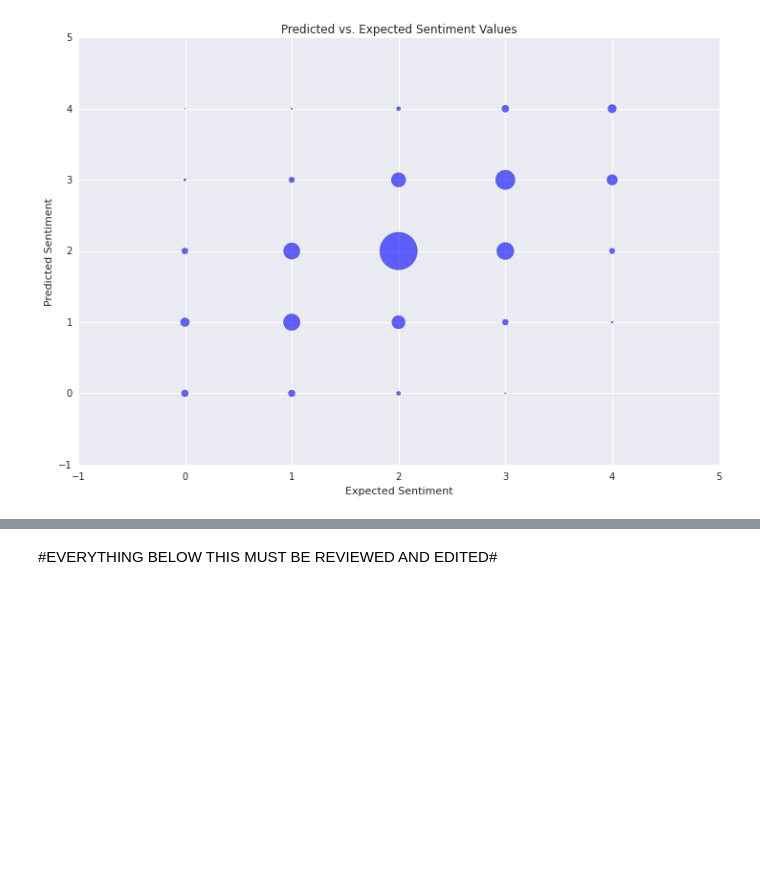
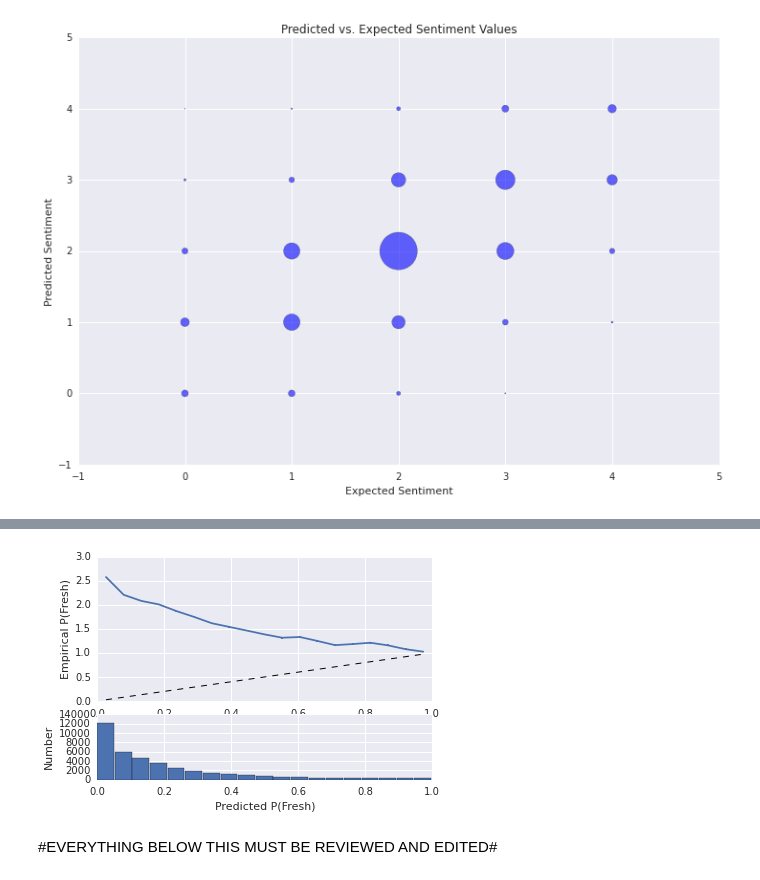
Before and after one commit to DryingPole/sentiment, a Jupyter notebook: notebooks/Final Project Process Book.ipynb, the cells around one changed output, grey strips where cells are left out. Drawn from its saved outputs; the diff is of its cells as text; code cells hidden in the pictures; blank space fills up the shorter version.

```diff
--- a/notebooks/Final Project Process Book.ipynb
+++ b/notebooks/Final Project Process Book.ipynb
@@ -433,0 +464,17 @@ rstats.head(25)
+# %%
+alphas = [0.0, 0.5, 1.0, 5, 10, 20, 50]
+min_df = [0.00001, 0.0001, 0.001, 0.005, 0.01]
+best_sc = 0.0
+best_mnb = None
+best_params = None
+
+for md in min_df:
+    x, y = transform_data(phrases, min_df=md)
+    xtrain, xtest, ytrain, ytest = split(x, y)
+    for a in alphas:
+        clf = MultinomialNB(alpha=a).fit(xtrain, ytrain)
+        sc = clf.score(xtest, ytest)
+        if sc > best_sc:
+            best_params = (a, md)
+            best_sc = sc
+            best_mnb = clf
@@ -434,2 +490,84 @@ rstats.head(25)
+# %%
+def remove_border(axes=None, top=False, right=False, left=True, bottom=True):
+    """
+    Minimize chartjunk by stripping out unnecesary plot borders and axis ticks
+
+    The top/right/left/bottom keywords toggle whether the corresponding plot border is drawn
+    """
+    ax = axes or plt.gca()
+    ax.spines['top'].set_visible(top)
+    ax.spines['right'].set_visible(right)
+    ax.spines['left'].set_visible(left)
+    ax.spines['bottom'].set_visible(bottom)
+
+    #turn off all ticks
+    ax.yaxis.set_ticks_position('none')
+    ax.xaxis.set_ticks_position('none')
+
+    #now re-enable visibles
+    if top:
+        ax.xaxis.tick_top()
+    if bottom:
+        ax.xaxis.tick_bottom()
+    if left:
+        ax.yaxis.tick_left()
+    if right:
+        ax.yaxis.tick_right()
+
+clf = MultinomialNB().fit(xtrain, ytrain)
+"""
+Function
+--------
+calibration_plot
+
+Builds a plot like the one above, from a classifier and review data
+
+Inputs
+-------
+clf : Classifier object
+    A MultinomialNB classifier
+X : (Nexample, Nfeature) array
+    The bag-of-words data
+Y : (Nexample) integer array
+    1 if a review is Fresh
+"""
+#your code here
+
+def calibration_plot(clf, xtest, ytest):
+    prob = clf.predict_proba(xtest)[:, 1]
+    outcome = ytest
+    data = pd.DataFrame(dict(prob=prob, outcome=outcome))
+
+    #group outcomes into bins of similar probability
+    bins = np.linspace(0, 1, 20)
+    cuts = pd.cut(prob, bins)
+    binwidth = bins[1] - bins[0]
+
+    #freshness ratio and number of examples in each bin
+    cal = data.groupby(cuts).outcome.agg(['mean', 'count'])
+    cal['pmid'] = (bins[:-1] + bins[1:]) / 2
+    cal['sig'] = np.sqrt(cal.pmid * (1 - cal.pmid) / cal['count'])
+
+    #the calibration plot
+    ax = plt.subplot2grid((3, 1), (0, 0), rowspan=2)
+    p = plt.errorbar(cal.pmid, cal['mean'], cal['sig'])
+    plt.plot(cal.pmid, cal.pmid, linestyle='--', lw=1, color='k')
+    plt.ylabel("Empirical P(Fresh)")
+    remove_border(ax)
+
+    #the distribution of P(fresh)
+    ax = plt.subplot2grid((3, 1), (2, 0), sharex=ax)
+
+    plt.bar(left=cal.pmid - binwidth / 2, height=cal['count'],
+            width=.95 * (bins[1] - bins[0]),
+            fc=p[0].get_color())
+
+    plt.xlabel("Predicted P(Fresh)")
+    remove_border()
+    plt.ylabel("Number")
+
+calibration_plot(clf, xtest, ytest)
+# %% [output]
+[figure, added]
 # %% [markdown]
 #EVERYTHING BELOW THIS MUST BE REVIEWED AND EDITED#
```
Also changed, not shown: parts of 13 cells of this notebook.
